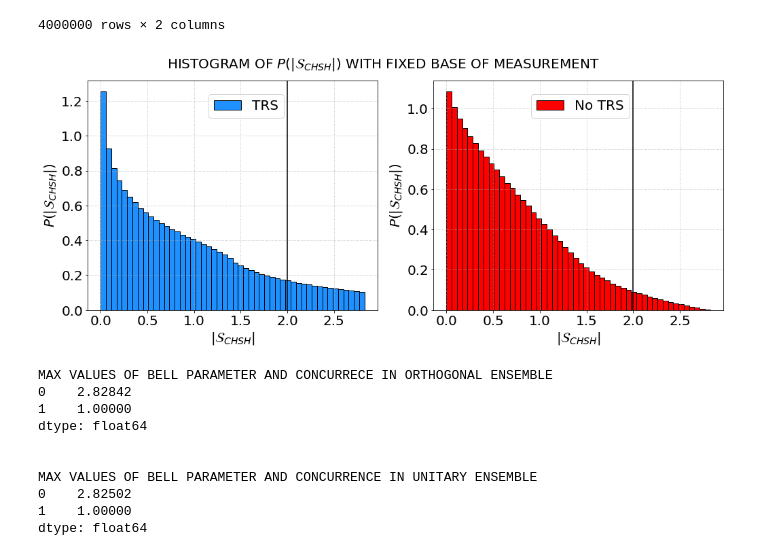
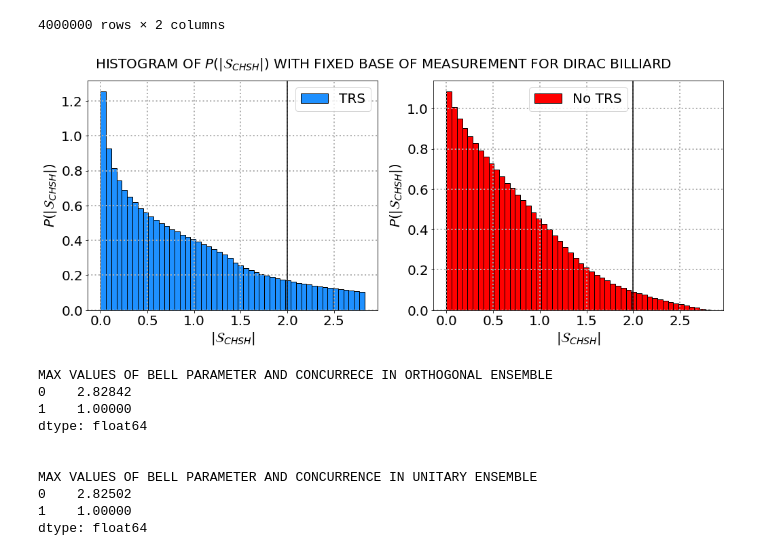
Before and after one commit to Rafffaelb/Dirac_Billiard, a Jupyter notebook: Chiral/Data_Analysis/Dirac_Bell_Parameter.ipynb, the cells around one changed output. Drawn from its saved outputs; the diff is of its cells as text; code cells hidden in the pictures.

```diff
--- a/Chiral/Data_Analysis/Dirac_Bell_Parameter.ipynb
+++ b/Chiral/Data_Analysis/Dirac_Bell_Parameter.ipynb
@@ -346,28 +346,23 @@ df_Bell_Parameter_O_Fixed_Base
 Violations_O_Fixed_Base = df_Bell_Parameter_O_Fixed_Base.values
 Violations_U_Fixed_Base = df_Bell_Parameter_U_Fixed_Base.values
 # %%
-fig, axs = plt.subplots(1,2, figsize = (14, 6), constrained_layout = True)
+fig, axs = plt.subplots(1,2, figsize = (14, 6), constrained_layout = True, facecolor = 'w')
 
-fig.suptitle(r'HISTOGRAM OF $P(|\mathcal{S}_{CHSH}|)$ WITH FIXED BASE OF MEASUREMENT', fontsize = 20)
+fig.suptitle(r'HISTOGRAM OF $P(|\mathcal{S}_{CHSH}|)$ WITH FIXED BASE OF MEASUREMENT FOR DIRAC BILLIARD', fontsize = 20)
 
 axs[0].hist(Violations_O_Fixed_Base[:,0], bins = 50, color = 'dodgerblue', label = r'TRS', alpha = 1, density = True, histtype = 'bar', ec = 'black')
-axs[0].legend(prop = {'size': 20}, bbox_to_anchor = (0.7, 0.97))
-axs[0].set_xlabel(r'$|\mathcal{S}_{CHSH}|$', fontsize = 20)
-axs[0].tick_params(axis = 'both', which = 'major', labelsize = 20)
-axs[0].set_ylabel('$P(|\mathcal{S}_{CHSH}|)$', fontsize = 20)
-axs[0].axvline(2, color = 'black')
 
 axs[1].hist(Violations_U_Fixed_Base[:,0], bins = 50, color = 'red', label = r'No TRS', alpha = 1, density = True, histtype = 'bar', ec = 'black')
-axs[1].legend(prop = {'size': 20}, bbox_to_anchor = (0.7, 0.97))
-axs[1].set_xlabel(r'$|\mathcal{S}_{CHSH}|$', fontsize = 20)
-axs[1].tick_params(axis = 'both', which = 'major', labelsize = 20)
-axs[1].set_ylabel('$P(|\mathcal{S}_{CHSH}|)$', fontsize = 20)
-axs[1].axvline(2, color = 'black')
 
-axs[0].grid(linestyle = ':')
-axs[1].grid(linestyle = ':')
+for i in range(2):
+    axs[i].set_xlabel(r'$|\mathcal{S}_{CHSH}|$', fontsize = 20)
+    axs[i].set_ylabel('$P(|\mathcal{S}_{CHSH}|)$', fontsize = 20)
+    axs[i].grid(linestyle = ':', linewidth = 2)
+    axs[i].axvline(2, color = 'black')
+    axs[i].tick_params(axis = 'both', which = 'major', labelsize = 20)
+    axs[i].legend(prop = {'size': 20}, loc = 'best')
 # %% [output]
-[figure, old version]
+[figure, new version]
 # %%
 print("MAX VALUES OF BELL PARAMETER AND CONCURRECE IN ORTHOGONAL ENSEMBLE")
 print(df_Bell_Parameter_O_Fixed_Base.max())
```
Also changed, not shown: parts of 2 cells of this notebook, 6 other files.
